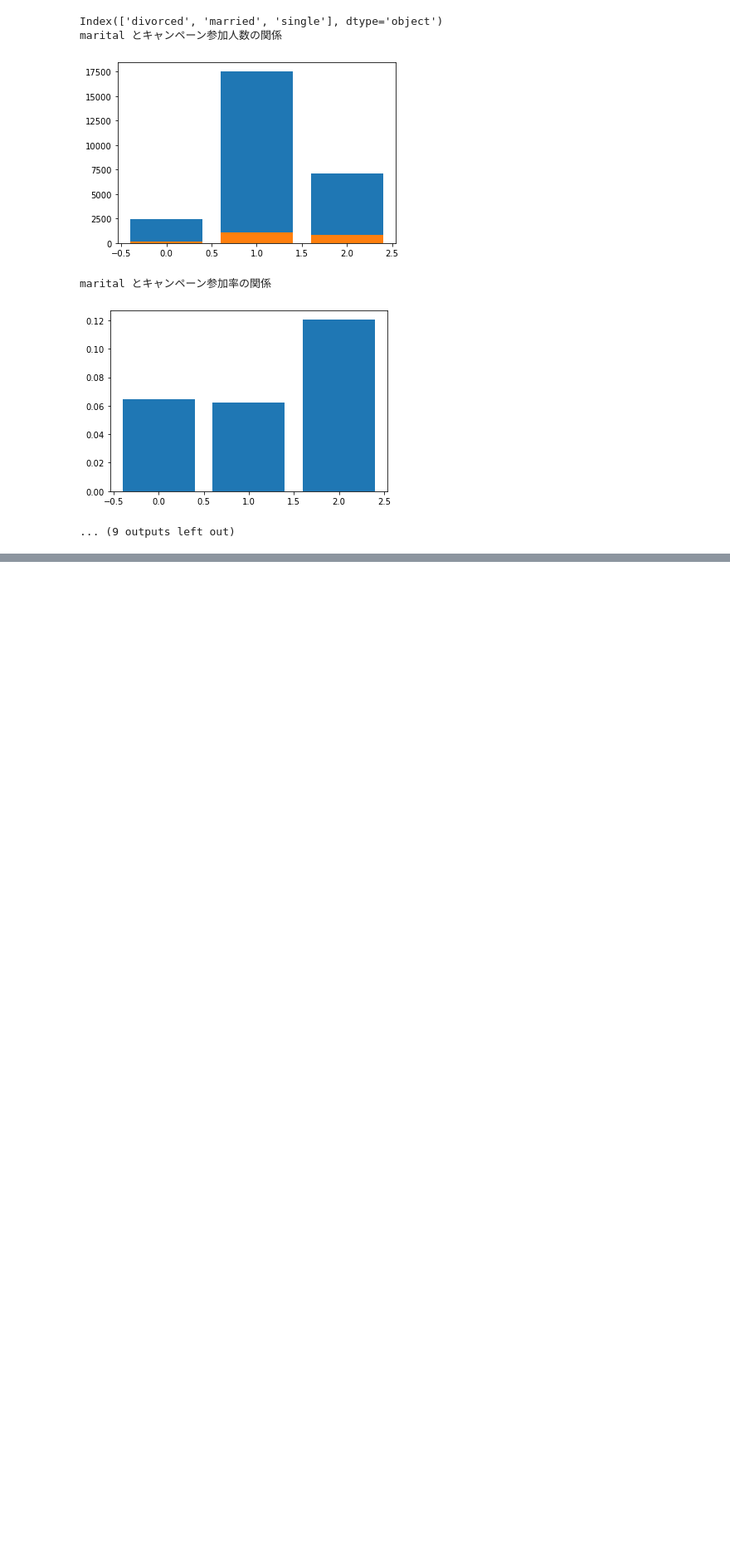
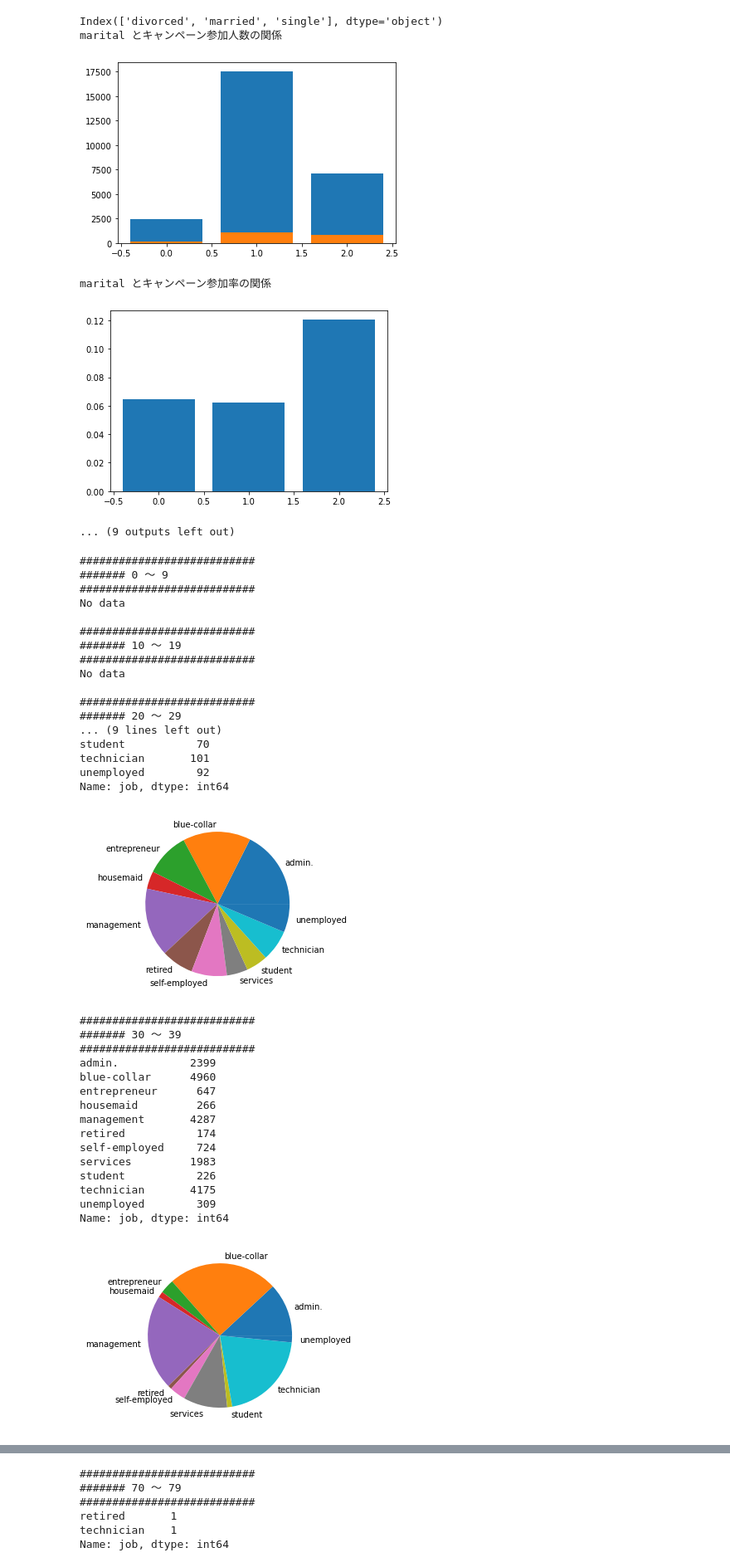
Before and after one commit to tiger0421/studying_data_analysis, a Jupyter notebook: visualize.ipynb, the cells around one changed output, grey strips where cells are left out. Shown at 83% size. Saved outputs shown, nothing was run; the diff lists cells and outputs as text; code cells hidden in the pictures; blank space fills up the shorter version.

Commit message:
add func of draw pie graph, relationship between age and feature

```diff
--- a/visualize.ipynb
+++ b/visualize.ipynb
@@ -193,0 +182,51 @@ def relationship(feature):
+# %%
+def relationship_age(feature):
+    tmp_df = train_df
+    for age_lim in range(0, int(np.ceil(max(train_df['age']))), 10):
+        print("###########################")
+        print("#######", age_lim, "～", age_lim+10-1)
+        print("###########################")
+        sort_age_series = tmp_df.query('@age_lim <= age < @age_lim+10')[feature].value_counts().sort_index()
+        if len(sort_age_series) != 0:
+            print(sort_age_series)
+            plt.pie(sort_age_series, labels=sort_age_series.index)
+            plt.show()
+        else:
+            print("No data\n")
+# %%
+relationship_age("job")
+# %% [output]
+###########################
+####### 0 ～ 9
+###########################
+No data
+
+###########################
+####### 10 ～ 19
+###########################
+No data
+
+###########################
+####### 20 ～ 29
+... (9 lines left out)
+student           70
+technician       101
+unemployed        92
+Name: job, dtype: int64
+[figure, added]
+###########################
+####### 30 ～ 39
+###########################
+admin.           2399
+blue-collar      4960
+entrepreneur      647
+housemaid         266
+management       4287
+retired           174
+self-employed     724
+services         1983
+student           226
+technician       4175
+unemployed        309
+Name: job, dtype: int64
+[figure, added]
@@ -193,0 +281,6 @@ def relationship(feature):
+###########################
+####### 70 ～ 79
+###########################
+retired       1
+technician    1
+Name: job, dtype: int64
```
Also changed, not shown: parts of 4 cells of this notebook.
